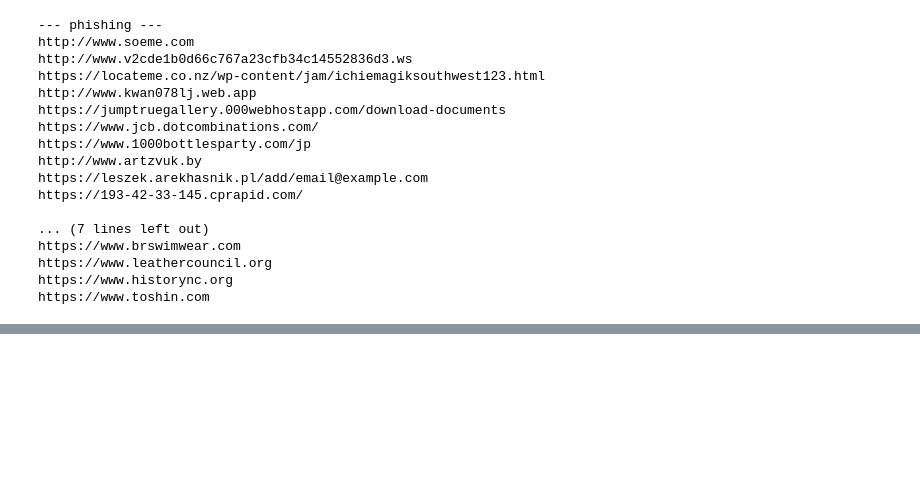
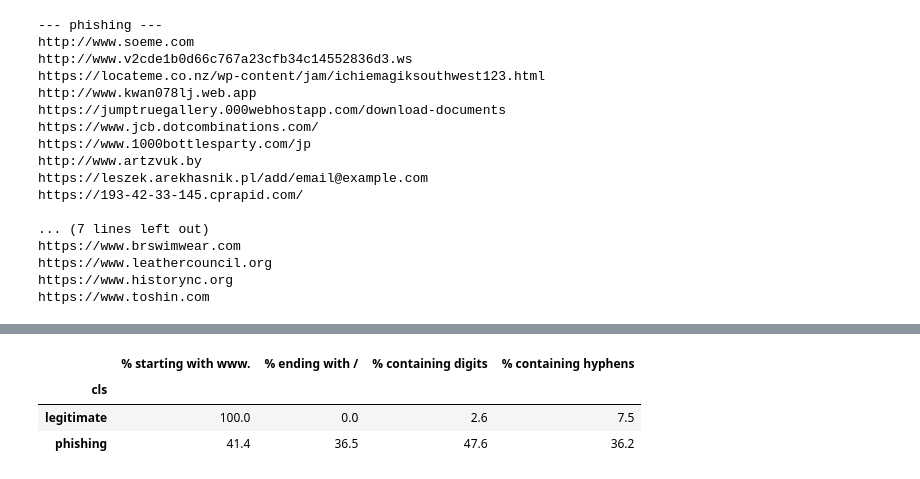
Before and after one commit to azizkammoun77/phishing-url-detector, a Jupyter notebook: notebooks/01_data_exploration.ipynb, the cells around one changed output, grey strips where cells are left out. Cells and saved outputs as stored; diff of their text form; code cells hidden in the pictures; blank space fills up the shorter version.

```diff
--- a/notebooks/01_data_exploration.ipynb
+++ b/notebooks/01_data_exploration.ipynb
@@ -200,0 +208,14 @@ https://www.toshin.com
+# %%
+no_scheme = df["url"].str.replace(r"^[A-Za-z][A-Za-z0-9+.-]*://", "", regex=True).str.lower()
+art = pd.DataFrame({
+    "% starting with www.": no_scheme.str.startswith("www."),
+    "% ending with /": df["url"].str.endswith("/"),
+    "% containing digits": df["url"].str.contains(r"\d"),
+    "% containing hyphens": df["url"].str.contains("-", regex=False),
+}).groupby(df["cls"]).mean().mul(100).round(1)
+art
+# %% [output]
+|  | % starting with www. | % ending with / | % containing digits | % containing hyphens |
+| cls |  |  |  |  |
+| legitimate | 100.0 | 0.0 | 2.6 | 7.5 |
+| phishing | 41.4 | 36.5 | 47.6 | 36.2 |
```
Also changed, not shown: parts of 1 cell of this notebook, 2 other files.
